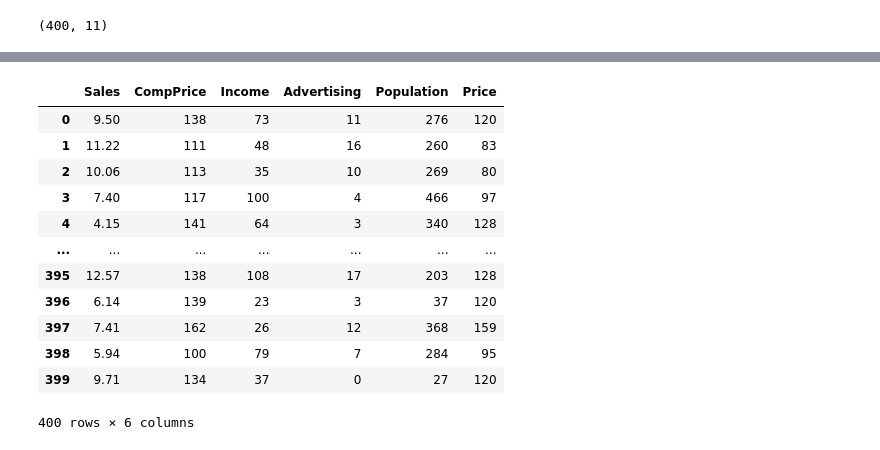
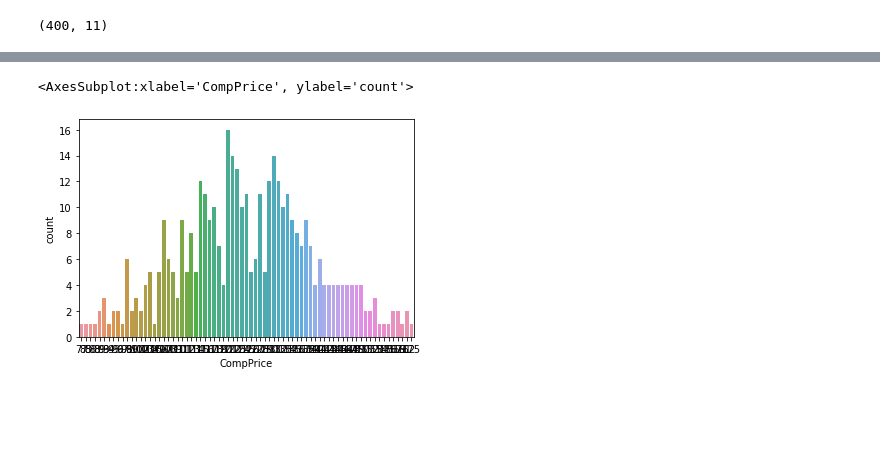
Before and after one commit to SamadSultan/15-RANDOM-FOREST, a Jupyter notebook: company_data.ipynb, the cells around one changed output, grey strips where cells are left out. Saved outputs shown, nothing was run; the diff lists cells and outputs as text; code cells hidden in the pictures; blank space fills up the shorter version.

```diff
--- a/company_data.ipynb
+++ b/company_data.ipynb
@@ -110,16 +204,5 @@ y=df['ShelveLoc']
-# %%
-x
-# %% [output]
-|  | Sales | CompPrice | Income | Advertising | Population | Price |
-| 0 | 9.50 | 138 | 73 | 11 | 276 | 120 |
-| 1 | 11.22 | 111 | 48 | 16 | 260 | 83 |
-| 2 | 10.06 | 113 | 35 | 10 | 269 | 80 |
-| 3 | 7.40 | 117 | 100 | 4 | 466 | 97 |
-| 4 | 4.15 | 141 | 64 | 3 | 340 | 128 |
-| ... | ... | ... | ... | ... | ... | ... |
-| 395 | 12.57 | 138 | 108 | 17 | 203 | 128 |
-| 396 | 6.14 | 139 | 23 | 3 | 37 | 120 |
-| 397 | 7.41 | 162 | 26 | 12 | 368 | 159 |
-| 398 | 5.94 | 100 | 79 | 7 | 284 | 95 |
-| 399 | 9.71 | 134 | 37 | 0 | 27 | 120 |
-400 rows × 6 columns
+# %%
+sns.countplot(data['CompPrice'])
+# %% [output]
+<AxesSubplot:xlabel='CompPrice', ylabel='count'>
+[figure, added]
```
Also changed, not shown: parts of 70 cells of this notebook.
